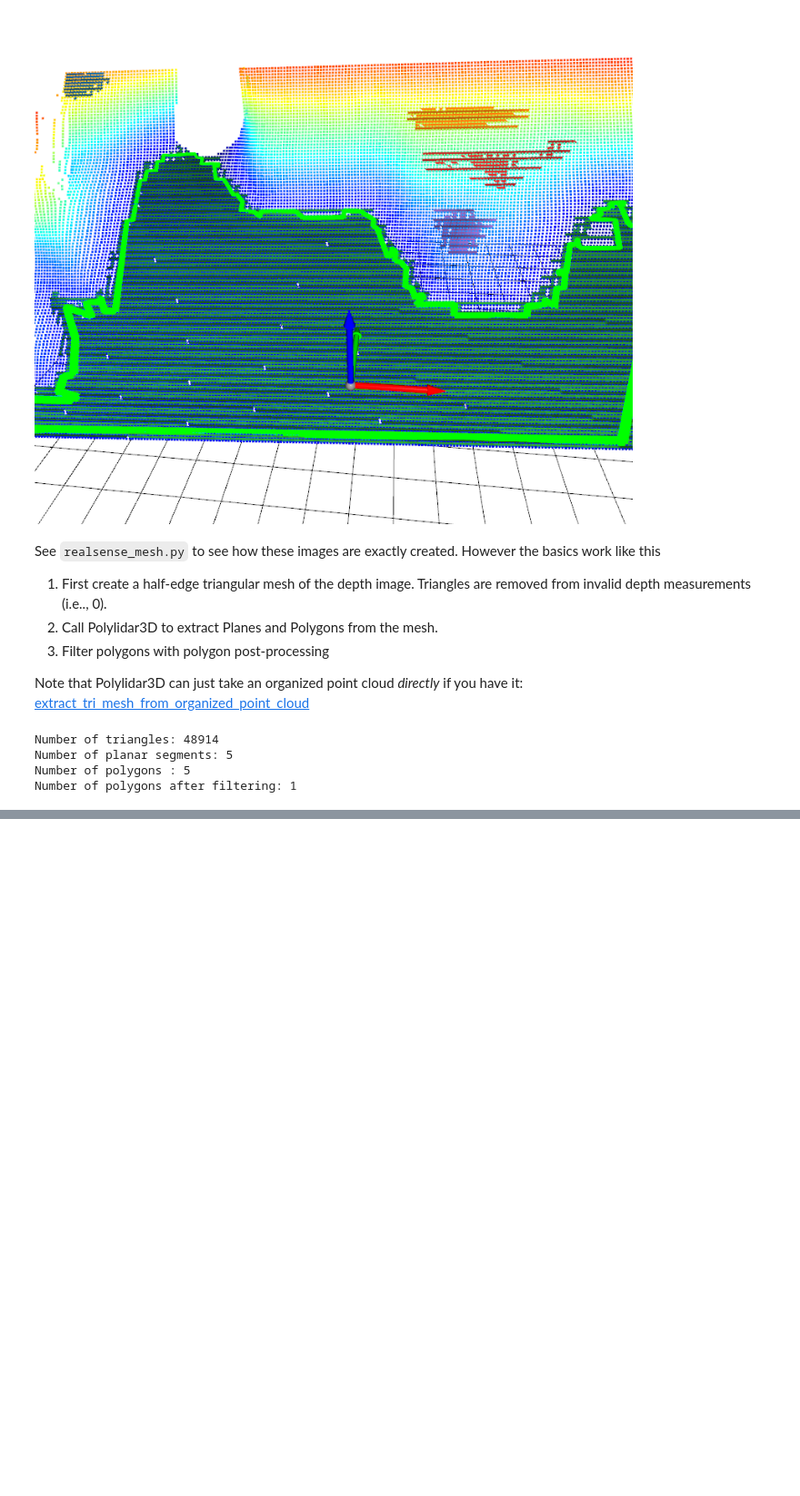
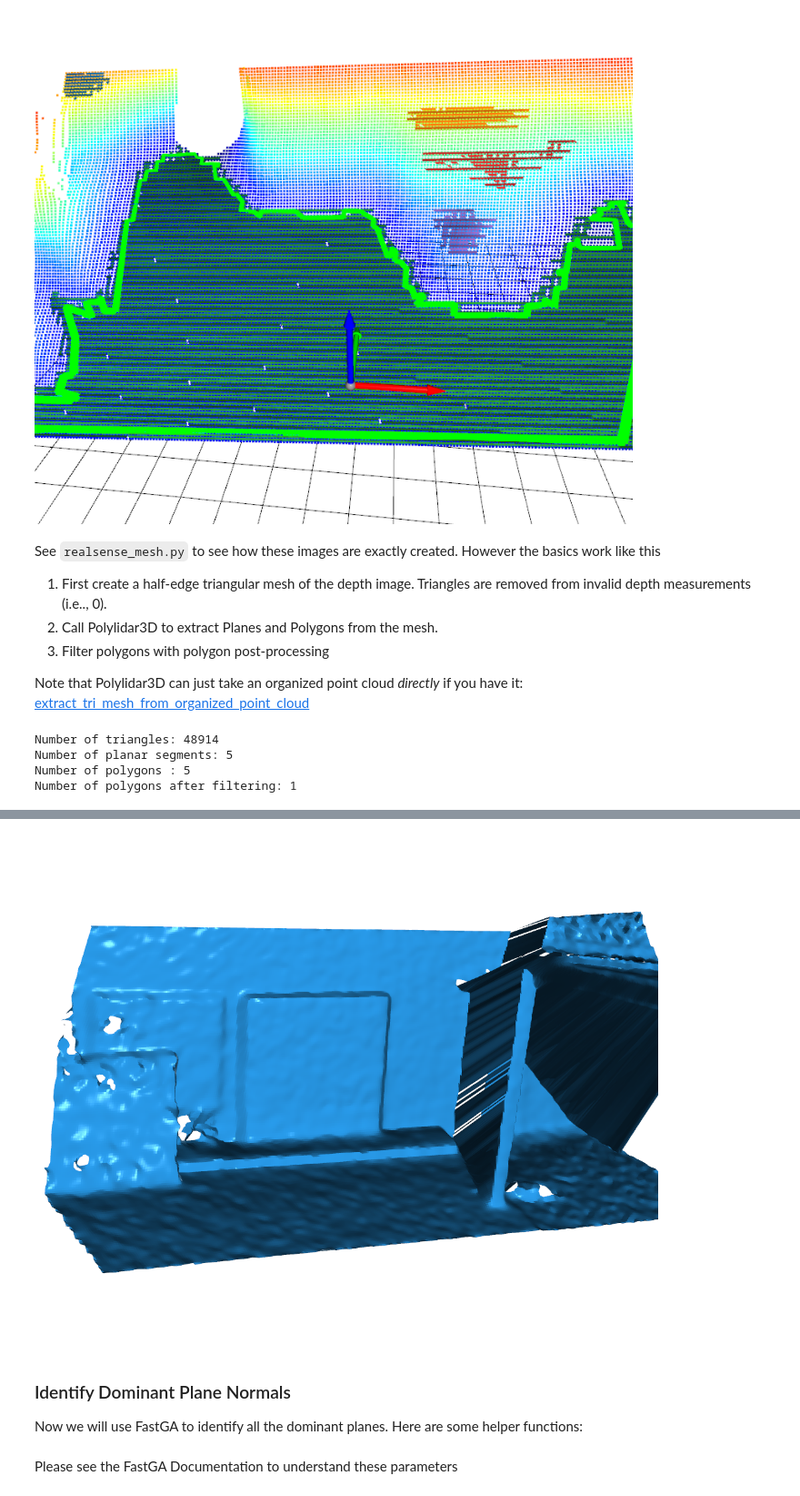
Before and after one commit to JeremyBYU/polylidar, a Jupyter notebook: docs/tutorial/Python/organizeddemo.ipynb, the cells around one changed output, grey strips where cells are left out. Shown at 91% size. Drawn from its saved outputs; the diff is of its cells as text; code cells hidden in the pictures; blank space fills up the shorter version.

```diff
--- a/docs/tutorial/Python/organizeddemo.ipynb
+++ b/docs/tutorial/Python/organizeddemo.ipynb
@@ -107,0 +207,8 @@ Number of polygons after filtering: 1
+# %%
+Image(f"{SRC_DOCS}/organized/l515_mesh_smooth.png")
+# %% [output]
+[figure, added]
+# %% [markdown]
+### Identify Dominant Plane Normals
+
+Now we will use FastGA to identify all the dominant planes. Here are some helper functions:
@@ -107,0 +264,2 @@ Number of polygons after filtering: 1
+# %% [markdown]
+Please see the FastGA Documentation to understand these parameters
```
Also changed, not shown: parts of 24 cells of this notebook, 19 other files.
